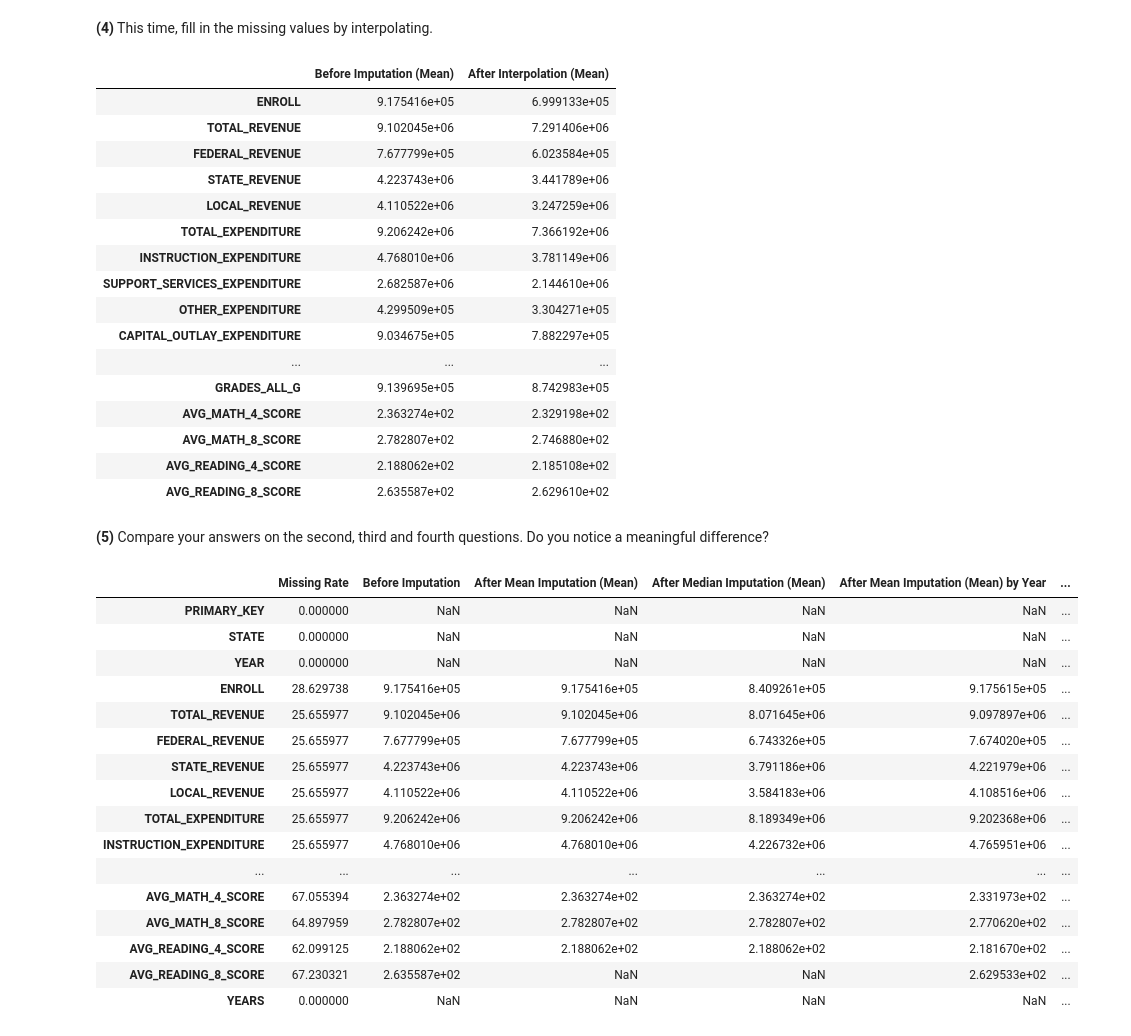
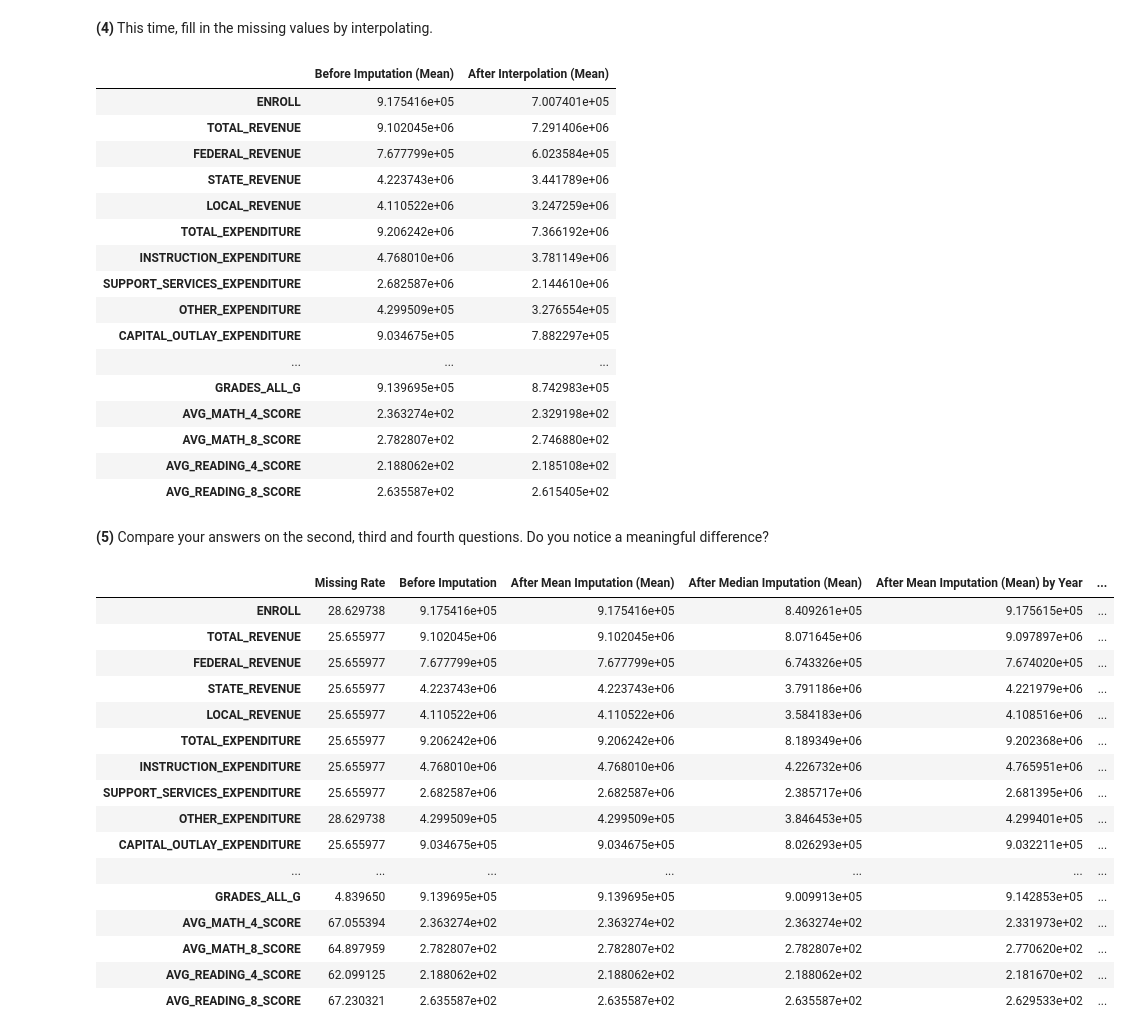
Before and after one commit to handeku/wtech-DataScience-Projects, a Jupyter notebook: A_03_DataCleaningMissingValues_HandeKONSUKUNLU.ipynb, the cells around one changed output. Cells and saved outputs as stored; diff of their text form; code cells hidden in the pictures.

```diff
--- a/A_03_DataCleaningMissingValues_HandeKONSUKUNLU.ipynb
+++ b/A_03_DataCleaningMissingValues_HandeKONSUKUNLU.ipynb
@@ -263,7 +266,7 @@ variables=states.columns[3:-1]
 states_interpolate=states.copy()
 
 for j in variables:
-    states_interpolate[j] = states[j].interpolate(method ='linear', limit_direction ='forward')
+    states_interpolate[j] = states[j].interpolate(method ='linear', limit_direction ='both')
 # %%
 imputation_result3=pd.DataFrame()
 imputation_result3['Before Imputation (Mean)']= states.mean().iloc[:-1]
@@ -271,7 +274,7 @@ imputation_result3['After Interpolation (Mean)']= states_interpolate.mean().iloc
 imputation_result3
 # %% [output]
 |  | Before Imputation (Mean) | After Interpolation (Mean) |
-| ENROLL | 9.175416e+05 | 6.999133e+05 |
+| ENROLL | 9.175416e+05 | 7.007401e+05 |
 | TOTAL_REVENUE | 9.102045e+06 | 7.291406e+06 |
 | FEDERAL_REVENUE | 7.677799e+05 | 6.023584e+05 |
 | STATE_REVENUE | 4.223743e+06 | 3.441789e+06 |
@@ -279,31 +282,28 @@ imputation_result3
 | TOTAL_EXPENDITURE | 9.206242e+06 | 7.366192e+06 |
 | INSTRUCTION_EXPENDITURE | 4.768010e+06 | 3.781149e+06 |
 | SUPPORT_SERVICES_EXPENDITURE | 2.682587e+06 | 2.144610e+06 |
-| OTHER_EXPENDITURE | 4.299509e+05 | 3.304271e+05 |
+| OTHER_EXPENDITURE | 4.299509e+05 | 3.276554e+05 |
 | CAPITAL_OUTLAY_EXPENDITURE | 9.034675e+05 | 7.882297e+05 |
 | ... | ... | ... |
 | GRADES_ALL_G | 9.139695e+05 | 8.742983e+05 |
 | AVG_MATH_4_SCORE | 2.363274e+02 | 2.329198e+02 |
 | AVG_MATH_8_SCORE | 2.782807e+02 | 2.746880e+02 |
 | AVG_READING_4_SCORE | 2.188062e+02 | 2.185108e+02 |
-| AVG_READING_8_SCORE | 2.635587e+02 | 2.629610e+02 |
+| AVG_READING_8_SCORE | 2.635587e+02 | 2.615405e+02 |
 # %% [markdown]
 **(5)** Compare your answers on the second, third and fourth questions. Do you notice a meaningful difference?
 # %%
 compare_result=pd.DataFrame()
-compare_result['Missing Rate']=states.isnull().sum()*100/states.shape[0]
+compare_result['Missing Rate']=states.iloc[:,3:-1].isnull().sum()*100/states.shape[0]
 compare_result['Before Imputation']= states.mean(axis=0).iloc[:-1]
-compare_result['After Mean Imputation (Mean)']= states_mean_imputation.mean(axis=0)[:-1]
-compare_result['After Median Imputation (Mean)']= states_median_imputation.mean(axis=0)[:-1]
+compare_result['After Mean Imputation (Mean)']= states_mean_imputation.mean()
+compare_result['After Median Imputation (Mean)']= states_median_imputation.mean()
 compare_result['After Mean Imputation (Mean) by Year']= states_mean_year_imputation.mean(axis=0).iloc[:-1]
 compare_result['After Median Imputation (Mean) by  Year']= states_median_year_imputation.mean(axis=0).iloc[:-1]
 compare_result['After Interpolation (Mean)']= states_interpolate.mean().iloc[:-1]
 compare_result
 # %% [output]
 |  | Missing Rate | Before Imputation | After Mean Imputation (Mean) | After Median Imputation (Mean) | After Mean Imputation (Mean) by Year | ... |
-| PRIMARY_KEY | 0.000000 | NaN | NaN | NaN | NaN | ... |
-| STATE | 0.000000 | NaN | NaN | NaN | NaN | ... |
-| YEAR | 0.000000 | NaN | NaN | NaN | NaN | ... |
 | ENROLL | 28.629738 | 9.175416e+05 | 9.175416e+05 | 8.409261e+05 | 9.175615e+05 | ... |
 | TOTAL_REVENUE | 25.655977 | 9.102045e+06 | 9.102045e+06 | 8.071645e+06 | 9.097897e+06 | ... |
 | FEDERAL_REVENUE | 25.655977 | 7.677799e+05 | 7.677799e+05 | 6.743326e+05 | 7.674020e+05 | ... |
@@ -311,9 +311,12 @@ compare_result
 | LOCAL_REVENUE | 25.655977 | 4.110522e+06 | 4.110522e+06 | 3.584183e+06 | 4.108516e+06 | ... |
 | TOTAL_EXPENDITURE | 25.655977 | 9.206242e+06 | 9.206242e+06 | 8.189349e+06 | 9.202368e+06 | ... |
 | INSTRUCTION_EXPENDITURE | 25.655977 | 4.768010e+06 | 4.768010e+06 | 4.226732e+06 | 4.765951e+06 | ... |
+| SUPPORT_SERVICES_EXPENDITURE | 25.655977 | 2.682587e+06 | 2.682587e+06 | 2.385717e+06 | 2.681395e+06 | ... |
+| OTHER_EXPENDITURE | 28.629738 | 4.299509e+05 | 4.299509e+05 | 3.846453e+05 | 4.299401e+05 | ... |
+| CAPITAL_OUTLAY_EXPENDITURE | 25.655977 | 9.034675e+05 | 9.034675e+05 | 8.026293e+05 | 9.032211e+05 | ... |
 | ... | ... | ... | ... | ... | ... | ... |
+| GRADES_ALL_G | 4.839650 | 9.139695e+05 | 9.139695e+05 | 9.009913e+05 | 9.142853e+05 | ... |
 | AVG_MATH_4_SCORE | 67.055394 | 2.363274e+02 | 2.363274e+02 | 2.363274e+02 | 2.331973e+02 | ... |
 | AVG_MATH_8_SCORE | 64.897959 | 2.782807e+02 | 2.782807e+02 | 2.782807e+02 | 2.770620e+02 | ... |
 | AVG_READING_4_SCORE | 62.099125 | 2.188062e+02 | 2.188062e+02 | 2.188062e+02 | 2.181670e+02 | ... |
-| AVG_READING_8_SCORE | 67.230321 | 2.635587e+02 | NaN | NaN | 2.629533e+02 | ... |
-| YEARS | 0.000000 | NaN | NaN | NaN | NaN | ... |
+| AVG_READING_8_SCORE | 67.230321 | 2.635587e+02 | 2.635587e+02 | 2.635587e+02 | 2.629533e+02 | ... |
```
Also changed, not shown: parts of 1 cell of this notebook.
